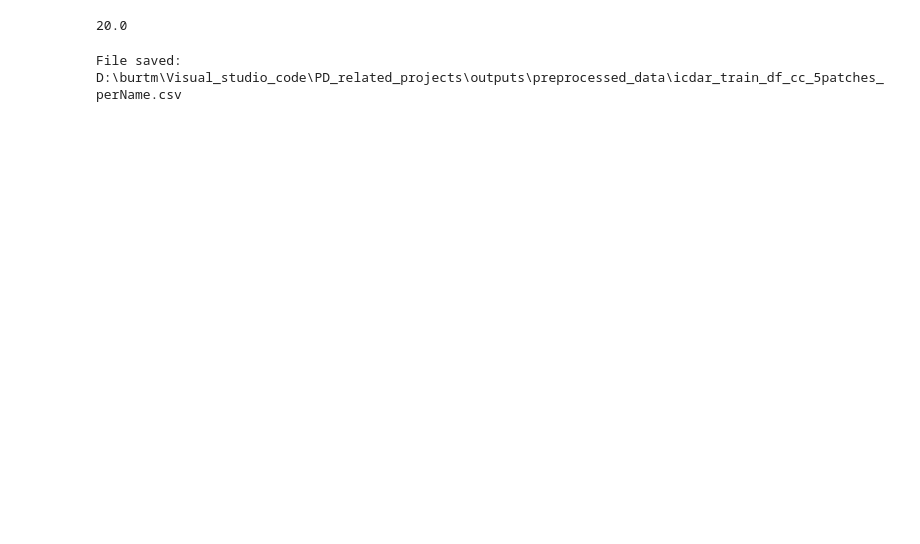
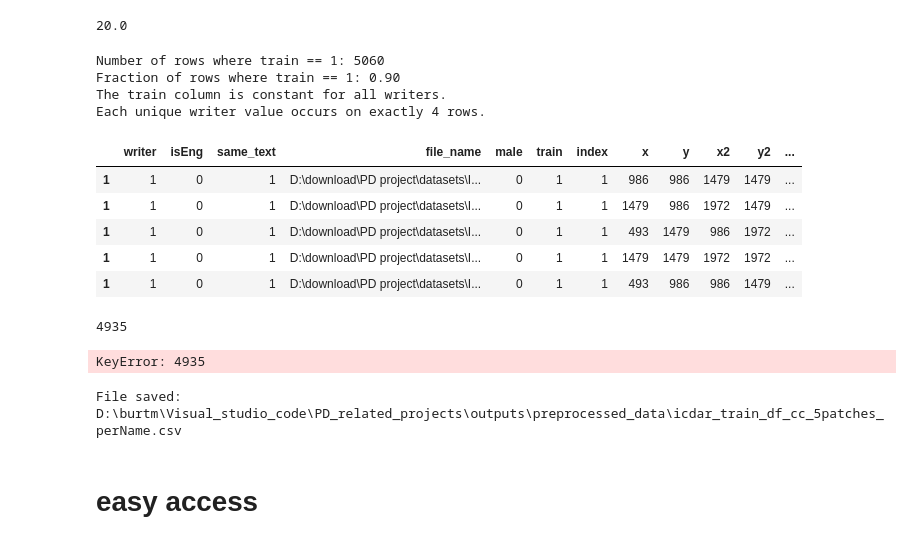
Before and after one commit to gitMorelli/gender_detection, a Jupyter notebook: notebooks/data_preparation/patches_cc.ipynb, the cells around one changed output. Drawn from its saved outputs; the diff is of its cells as text; code cells hidden in the pictures; blank space fills up the shorter version.

```diff
--- a/notebooks/data_preparation/patches_cc.ipynb
+++ b/notebooks/data_preparation/patches_cc.ipynb
@@ -38,6 +64,29 @@ train_df_expanded = train_df_expanded_sorted.groupby('file_name').head(m)   # Se
 len(train_df_expanded)/282
 # %% [output]
 20.0
+# %%
+tests.check_randomization(train_df_expanded)
+tests.check_grouping(train_df_expanded)
+tests.check_occurrences(train_df_expanded,count=20)
+# %% [output]
+Number of rows where train == 1: 5060
+Fraction of rows where train == 1: 0.90
+The train column is constant for all writers.
+Each unique writer value occurs on exactly 4 rows.
+# %%
+train_df_expanded.loc[1]
+# %% [output]
+|  | writer | isEng | same_text | file_name | male | train | index | x | y | x2 | y2 | ... |
+| 1 | 1 | 0 | 1 | D:\download\PD project\datasets\I... | 0 | 1 | 1 | 986 | 986 | 1479 | 1479 | ... |
+| 1 | 1 | 0 | 1 | D:\download\PD project\datasets\I... | 0 | 1 | 1 | 1479 | 986 | 1972 | 1479 | ... |
+| 1 | 1 | 0 | 1 | D:\download\PD project\datasets\I... | 0 | 1 | 1 | 493 | 1479 | 986 | 1972 | ... |
+| 1 | 1 | 0 | 1 | D:\download\PD project\datasets\I... | 0 | 1 | 1 | 1479 | 1479 | 1972 | 1972 | ... |
+| 1 | 1 | 0 | 1 | D:\download\PD project\datasets\I... | 0 | 1 | 1 | 493 | 986 | 986 | 1479 | ... |
+# %%
+tests.compare(train_df_expanded,train_df)
+# %% [output]
+4935
+KeyError: 4935
 # %%
 file_path=source_path+"\\outputs\\preprocessed_data\\icdar_train_df_cc_5patches_perName.csv"
 train_df_expanded.to_csv(file_path, index=False)
@@ -67,3 +116,5 @@ table = table.replace_schema_metadata(meta_bytes)
 
 # Write to Parquet file
 pq.write_table(table, 'icdar_train_df_cc_5patches_perName.parquet')
+# %% [markdown]
+# easy access
```
Also changed, not shown: parts of 8 cells of this notebook, 6 other files.
